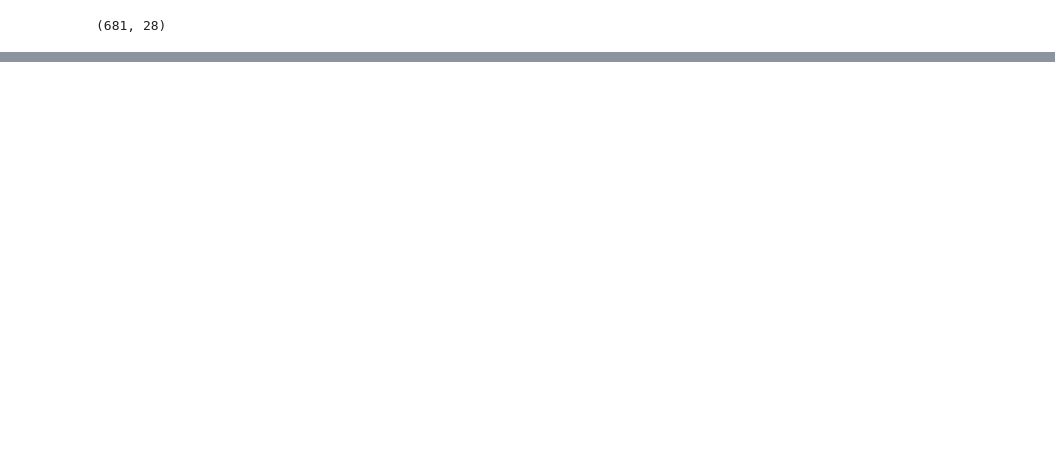
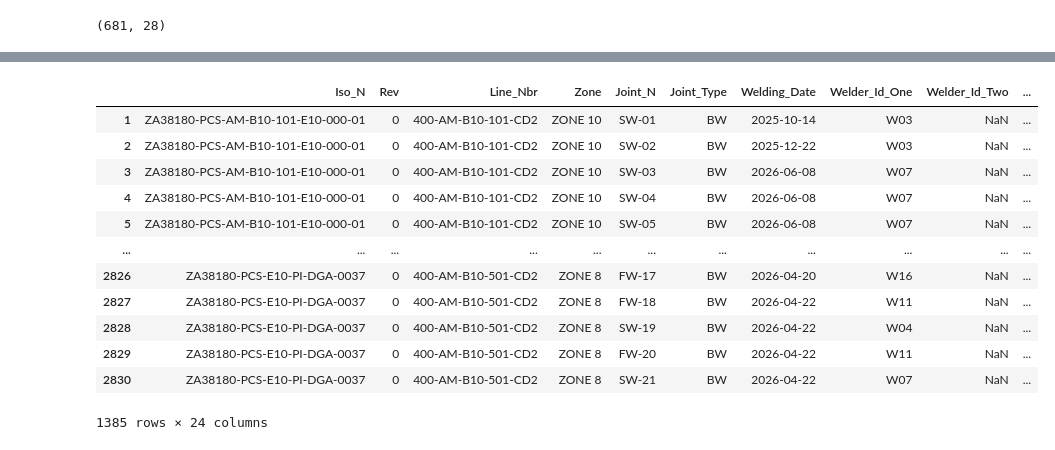
Before and after one commit to Amrane20/Welding-Log-Dashboard, a Jupyter notebook: main.ipynb, the cells around one changed output, grey strips where cells are left out. Drawn from its saved outputs; the diff is of its cells as text; code cells hidden in the pictures; blank space fills up the shorter version.

```diff
--- a/main.ipynb
+++ b/main.ipynb
@@ -121,0 +288,16 @@ array(['BW', 'SW', 9.53, 'FW'], dtype=object)
+# %%
+Test_Clms = [
+    "Fit_Up",
+    "Vt",
+    "Pt",
+    "Rt",
+    "Paut_Report"
+]
+
+
+for clm in Test_Clms:
+    Welding_Log_Df.loc[Welding_Log_Df["Welding_Date"].isnull(),clm] = "PENDING"
+
+# We check if we have the report of each Test after the Welding if not we give a value of "NO REPORT"
+for clm in Test_Clms:
+    Welding_Log_Df.loc[Welding_Log_Df[clm].isnull(), clm] = "NO REPORT"
@@ -121,0 +311,36 @@ array(['BW', 'SW', 9.53, 'FW'], dtype=object)
+# %%
+
+mapping = {
+    "Fit_Up": "Fit_Up_Result",
+    "Vt": "Vt_Result",
+    "Pt": "Pt_Result",
+    "Paut_Report": "Paut_Result",
+    "Rt" : "Rt_Result",
+}
+
+for Test_col, Result_col in mapping.items():
+    conditions = [
+        Welding_Log_Df[Test_col] == "NO REPORT",
+        Welding_Log_Df[Test_col] == "PENDING",
+    ]
+    choices = ["REJECTED", "PENDING"]
+
+    Welding_Log_Df[Result_col] = np.select(
+        conditions, choices, default="ACCEPTED"
+    )
+# %%
+Welding_Log_Df[~Welding_Log_Df["Welding_Date"].isnull()]
+# %% [output]
+|  | Iso_N | Rev | Line_Nbr | Zone | Joint_N | Joint_Type | Welding_Date | Welder_Id_One | Welder_Id_Two | ... |
+| 1 | ZA38180-PCS-AM-B10-101-E10-000-01 | 0 | 400-AM-B10-101-CD2 | ZONE 10 | SW-01 | BW | 2025-10-14 | W03 | NaN | ... |
+| 2 | ZA38180-PCS-AM-B10-101-E10-000-01 | 0 | 400-AM-B10-101-CD2 | ZONE 10 | SW-02 | BW | 2025-12-22 | W03 | NaN | ... |
+| 3 | ZA38180-PCS-AM-B10-101-E10-000-01 | 0 | 400-AM-B10-101-CD2 | ZONE 10 | SW-03 | BW | 2026-06-08 | W07 | NaN | ... |
+| 4 | ZA38180-PCS-AM-B10-101-E10-000-01 | 0 | 400-AM-B10-101-CD2 | ZONE 10 | SW-04 | BW | 2026-06-08 | W07 | NaN | ... |
+| 5 | ZA38180-PCS-AM-B10-101-E10-000-01 | 0 | 400-AM-B10-101-CD2 | ZONE 10 | SW-05 | BW | 2026-06-08 | W07 | NaN | ... |
+| ... | ... | ... | ... | ... | ... | ... | ... | ... | ... | ... |
+| 2826 | ZA38180-PCS-E10-PI-DGA-0037 | 0 | 400-AM-B10-501-CD2 | ZONE 8 | FW-17 | BW | 2026-04-20 | W16 | NaN | ... |
+| 2827 | ZA38180-PCS-E10-PI-DGA-0037 | 0 | 400-AM-B10-501-CD2 | ZONE 8 | FW-18 | BW | 2026-04-22 | W11 | NaN | ... |
+| 2828 | ZA38180-PCS-E10-PI-DGA-0037 | 0 | 400-AM-B10-501-CD2 | ZONE 8 | SW-19 | BW | 2026-04-22 | W04 | NaN | ... |
+| 2829 | ZA38180-PCS-E10-PI-DGA-0037 | 0 | 400-AM-B10-501-CD2 | ZONE 8 | FW-20 | BW | 2026-04-22 | W11 | NaN | ... |
+| 2830 | ZA38180-PCS-E10-PI-DGA-0037 | 0 | 400-AM-B10-501-CD2 | ZONE 8 | SW-21 | BW | 2026-04-22 | W07 | NaN | ... |
+1385 rows × 24 columns
```
Also changed, not shown: parts of 39 cells of this notebook, 1 other file.
